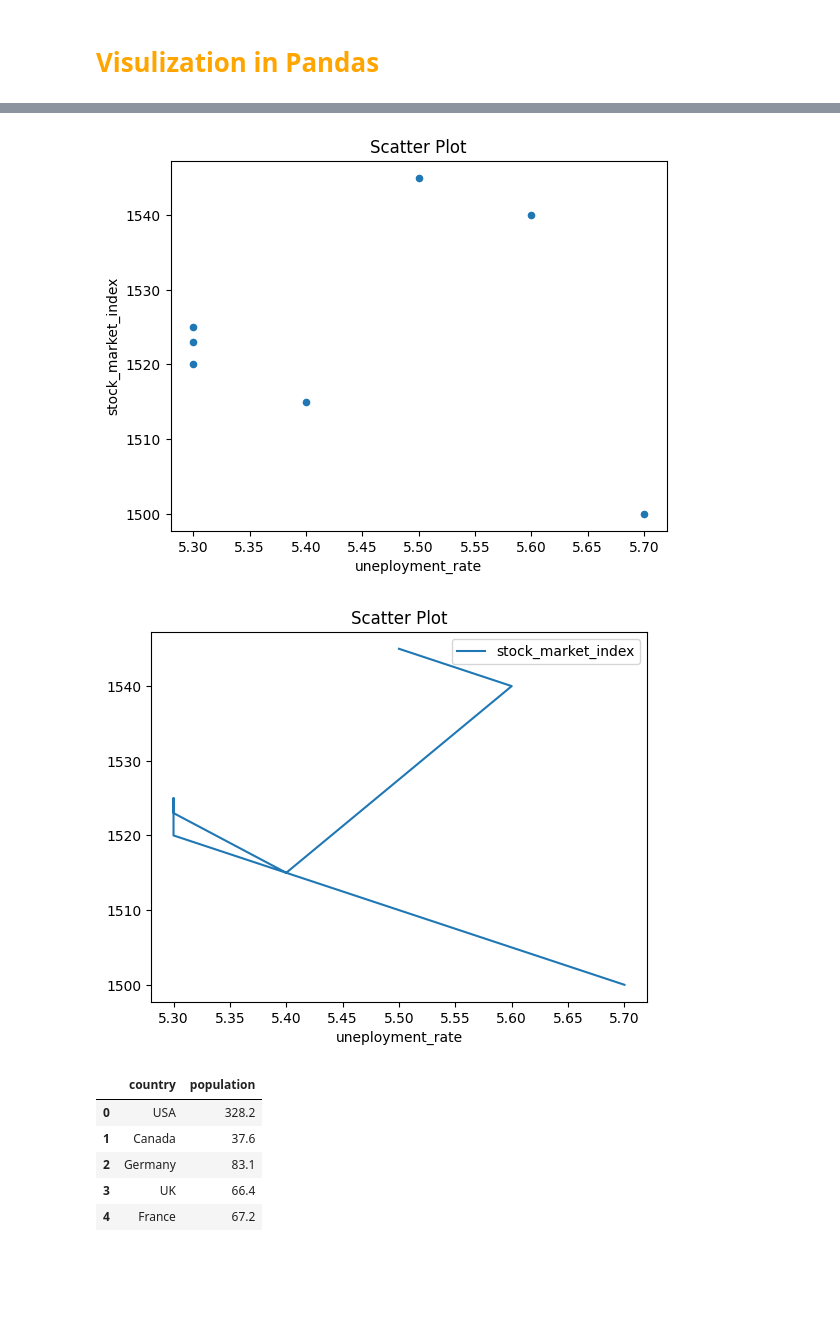
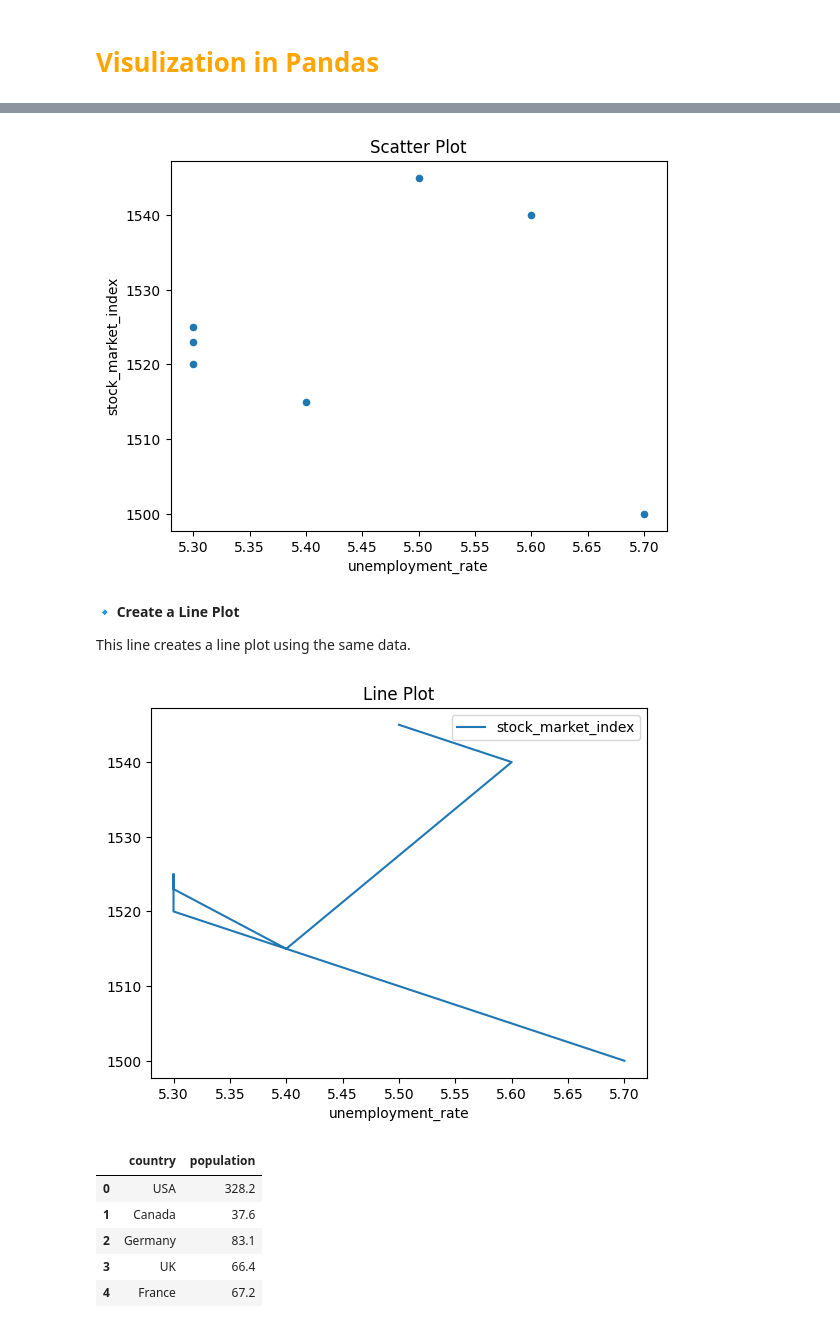
Before and after one commit to BabakDavarmanesh/Learning_Pandas, a Jupyter notebook: Learning_Pandas.ipynb, the cells around one changed output, grey strips where cells are left out. Saved outputs shown, nothing was run; the diff lists cells and outputs as text; code cells hidden in the pictures; blank space fills up the shorter version.

```diff
--- a/Learning_Pandas.ipynb
+++ b/Learning_Pandas.ipynb
@@ -576,6 +592,6 @@ import matplotlib.pyplot as plt
 # %%
 data_scatt = {
-    "uneployment_rate": [5.7, 5.3, 5.3, 5.3, 5.4, 5.6, 5.5],
+    "unemployment_rate": [5.7, 5.3, 5.3, 5.3, 5.4, 5.6, 5.5],
     "stock_market_index": [1500, 1520, 1525, 1523, 1515, 1540, 1545]
 }
 
@@ -593,13 +619,17 @@ df_scatt
 # %%
-df_scatt.plot(kind="scatter", x="uneployment_rate", y="stock_market_index", title="Scatter Plot")
+df_scatt.plot(kind="scatter", x="unemployment_rate", y="stock_market_index", title="Scatter Plot")
 plt.show()
 # %% [output]
-[figure, old version]
+[figure, new version]
+# %% [markdown]
+**🔹 Create a Line Plot**
+
+This line creates a line plot using the same data.
 # %%
-df_scatt.plot(kind="line", x="uneployment_rate", y="stock_market_index", title="Scatter Plot")
+df_scatt.plot(kind="line", x="unemployment_rate", y="stock_market_index", title="Line Plot")
 plt.show()
 # %% [output]
-[figure, old version]
+[figure, new version]
 # %%
 data_bar ={
     'country': ['USA', 'Canada', 'Germany', 'UK', 'France'],
```
Also changed, not shown: parts of 10 cells of this notebook.
